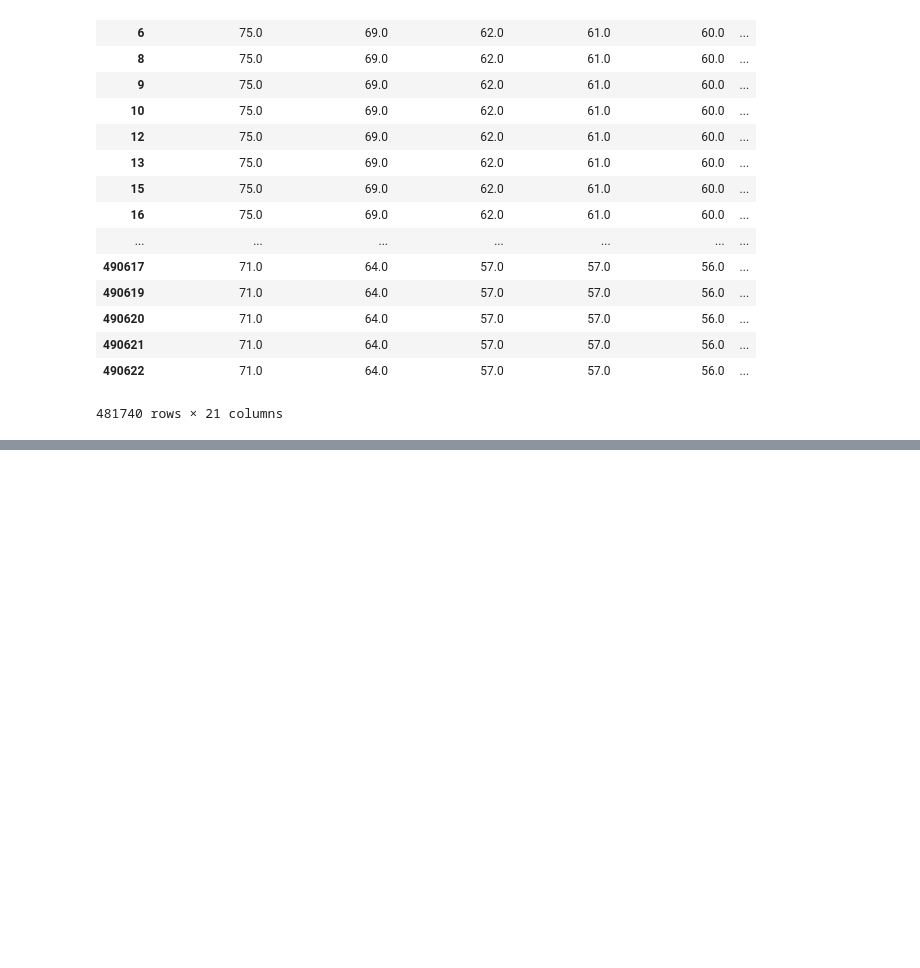
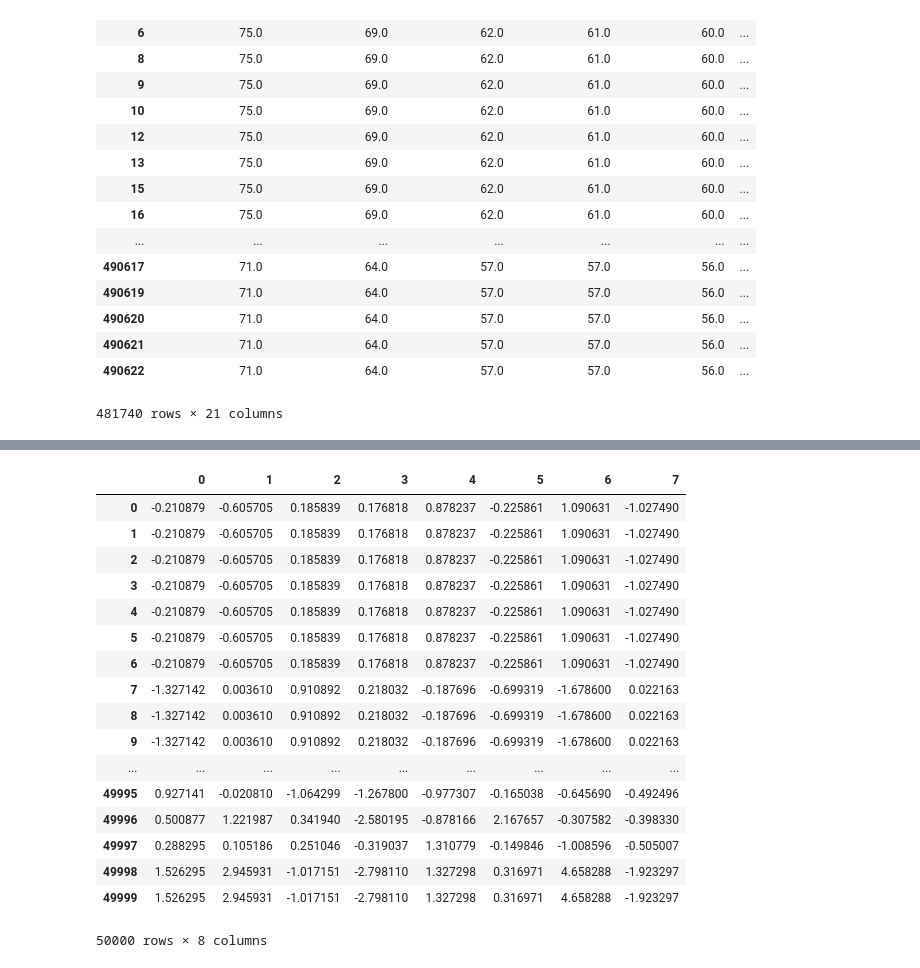
Before and after one commit to pabloernesto/sfBikes, a Jupyter notebook: ML_robert.ipynb, the cells around one changed output, grey strips where cells are left out. Cells and saved outputs as stored; diff of their text form; code cells hidden in the pictures; blank space fills up the shorter version.

```diff
--- a/ML_robert.ipynb
+++ b/ML_robert.ipynb
@@ -229,7 +153,7 @@ test_target.shape
 # %%
 train = trip.iloc[0:trip.shape[0]-50001]
 
-train = train.loc[lambda x: x['duration'] < 7201,:]
+train = train.loc[lambda x: x['duration'] < 10800,:]
 
 train.shape
 # %% [output]
@@ -381,0 +372,21 @@ Z = project_data(train.iloc[:,0:21], U, 10)
+# %%
+testPcat
+# %% [output]
+|  | 0 | 1 | 2 | 3 | 4 | 5 | 6 | 7 |
+| 0 | -0.210879 | -0.605705 | 0.185839 | 0.176818 | 0.878237 | -0.225861 | 1.090631 | -1.027490 |
+| 1 | -0.210879 | -0.605705 | 0.185839 | 0.176818 | 0.878237 | -0.225861 | 1.090631 | -1.027490 |
+| 2 | -0.210879 | -0.605705 | 0.185839 | 0.176818 | 0.878237 | -0.225861 | 1.090631 | -1.027490 |
+| 3 | -0.210879 | -0.605705 | 0.185839 | 0.176818 | 0.878237 | -0.225861 | 1.090631 | -1.027490 |
+| 4 | -0.210879 | -0.605705 | 0.185839 | 0.176818 | 0.878237 | -0.225861 | 1.090631 | -1.027490 |
+| 5 | -0.210879 | -0.605705 | 0.185839 | 0.176818 | 0.878237 | -0.225861 | 1.090631 | -1.027490 |
+| 6 | -0.210879 | -0.605705 | 0.185839 | 0.176818 | 0.878237 | -0.225861 | 1.090631 | -1.027490 |
+| 7 | -1.327142 | 0.003610 | 0.910892 | 0.218032 | -0.187696 | -0.699319 | -1.678600 | 0.022163 |
+| 8 | -1.327142 | 0.003610 | 0.910892 | 0.218032 | -0.187696 | -0.699319 | -1.678600 | 0.022163 |
+| 9 | -1.327142 | 0.003610 | 0.910892 | 0.218032 | -0.187696 | -0.699319 | -1.678600 | 0.022163 |
+| ... | ... | ... | ... | ... | ... | ... | ... | ... |
+| 49995 | 0.927141 | -0.020810 | -1.064299 | -1.267800 | -0.977307 | -0.165038 | -0.645690 | -0.492496 |
+| 49996 | 0.500877 | 1.221987 | 0.341940 | -2.580195 | -0.878166 | 2.167657 | -0.307582 | -0.398330 |
+| 49997 | 0.288295 | 0.105186 | 0.251046 | -0.319037 | 1.310779 | -0.149846 | -1.008596 | -0.505007 |
+| 49998 | 1.526295 | 2.945931 | -1.017151 | -2.798110 | 1.327298 | 0.316971 | 4.658288 | -1.923297 |
+| 49999 | 1.526295 | 2.945931 | -1.017151 | -2.798110 | 1.327298 | 0.316971 | 4.658288 | -1.923297 |
+50000 rows × 8 columns
```
Also changed, not shown: parts of 31 cells of this notebook, 1 other file.
